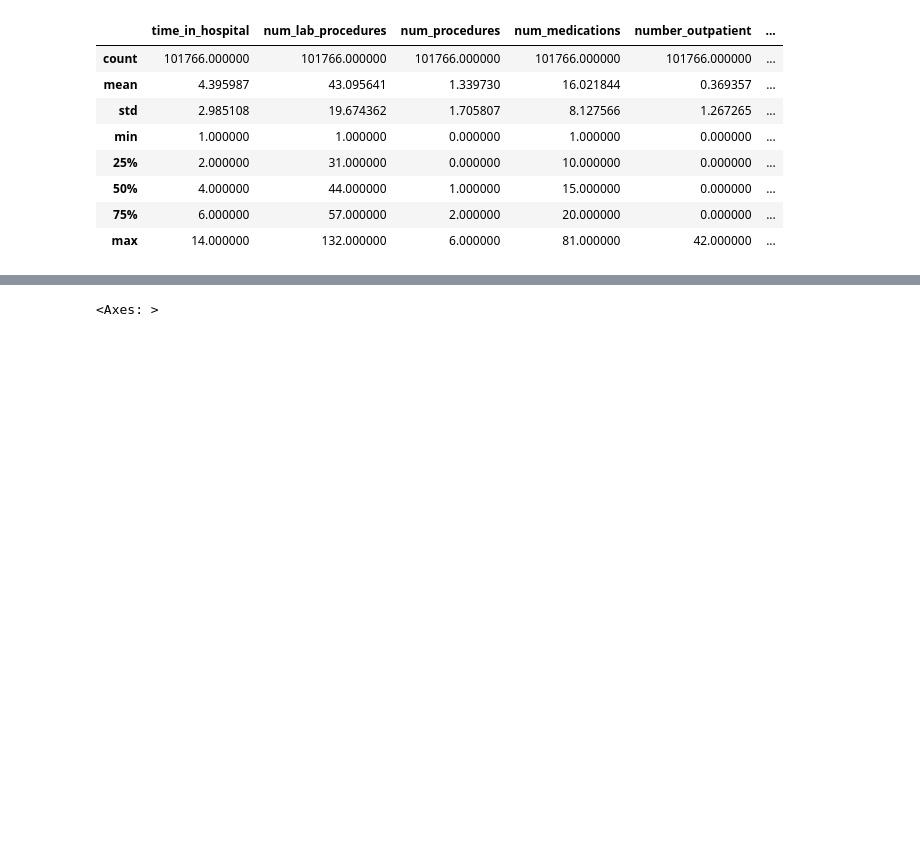
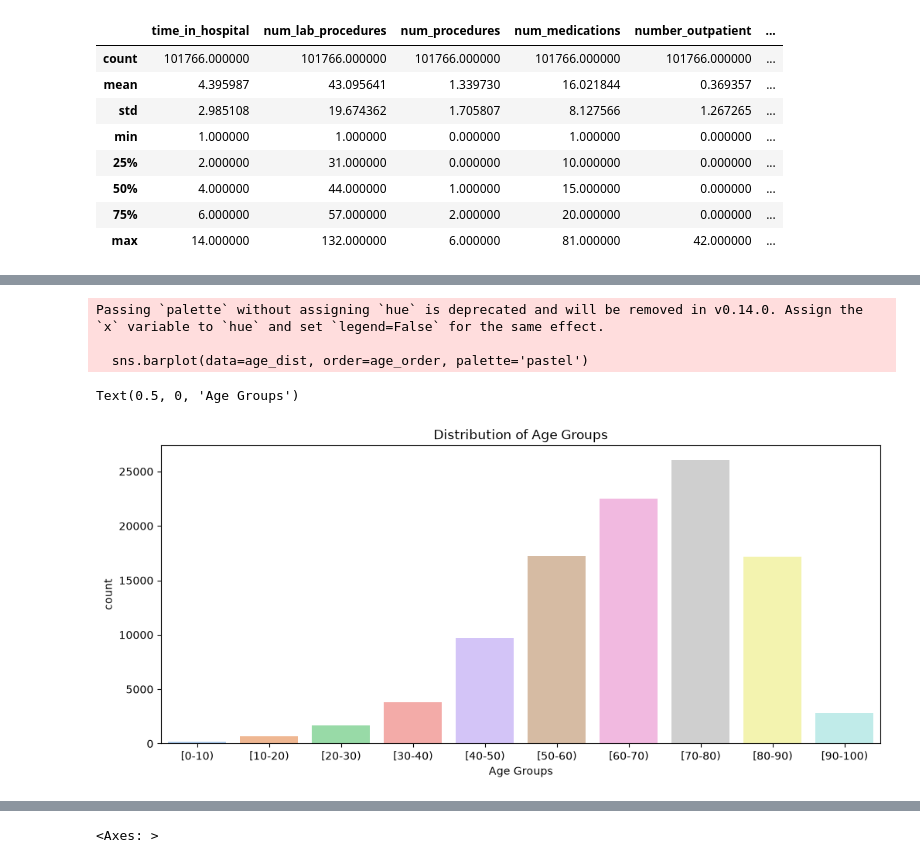
Before and after one commit to benly03/Hospital_readmission, a Jupyter notebook: Hospital_Readmission.ipynb, the cells around one changed output, grey strips where cells are left out. Cells and saved outputs as stored; diff of their text form; code cells hidden in the pictures; blank space fills up the shorter version.

```diff
--- a/Hospital_Readmission.ipynb
+++ b/Hospital_Readmission.ipynb
@@ -142,0 +187,19 @@ full_data[['time_in_hospital', 'num_lab_procedures', 'num_procedures', 'num_medi
+# %%
+age_dist = full_data['age'].value_counts(ascending=False)
+age_order = [
+    '[0-10)', '[10-20)', '[20-30)', '[30-40)',
+    '[40-50)', '[50-60)', '[60-70)', '[70-80)',
+    '[80-90)', '[90-100)'
+]
+
+plt.figure(figsize=(12, 5))
+sns.barplot(data=age_dist, order=age_order, palette='pastel')
+
+plt.title("Distribution of Age Groups")
+plt.xlabel("Age Groups")
+# %% [output]
+Passing `palette` without assigning `hue` is deprecated and will be removed in v0.14.0. Assign the `x` variable to `hue` and set `legend=False` for the same effect.
+
+  sns.barplot(data=age_dist, order=age_order, palette='pastel')
+Text(0.5, 0, 'Age Groups')
+[figure, added]
```
Also changed, not shown: parts of 34 cells of this notebook.
